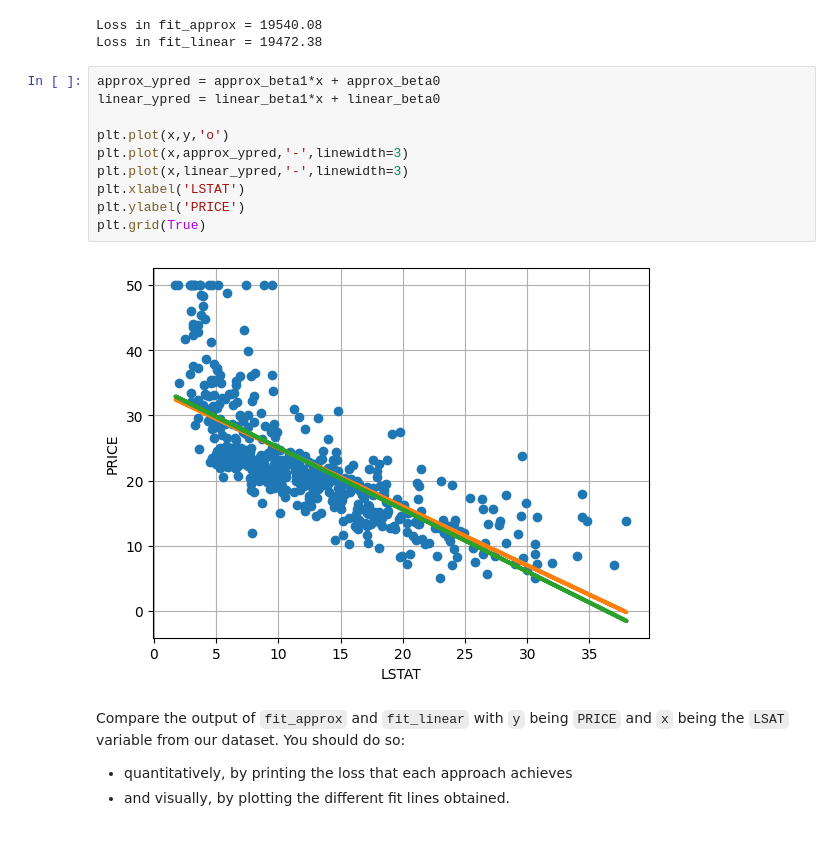
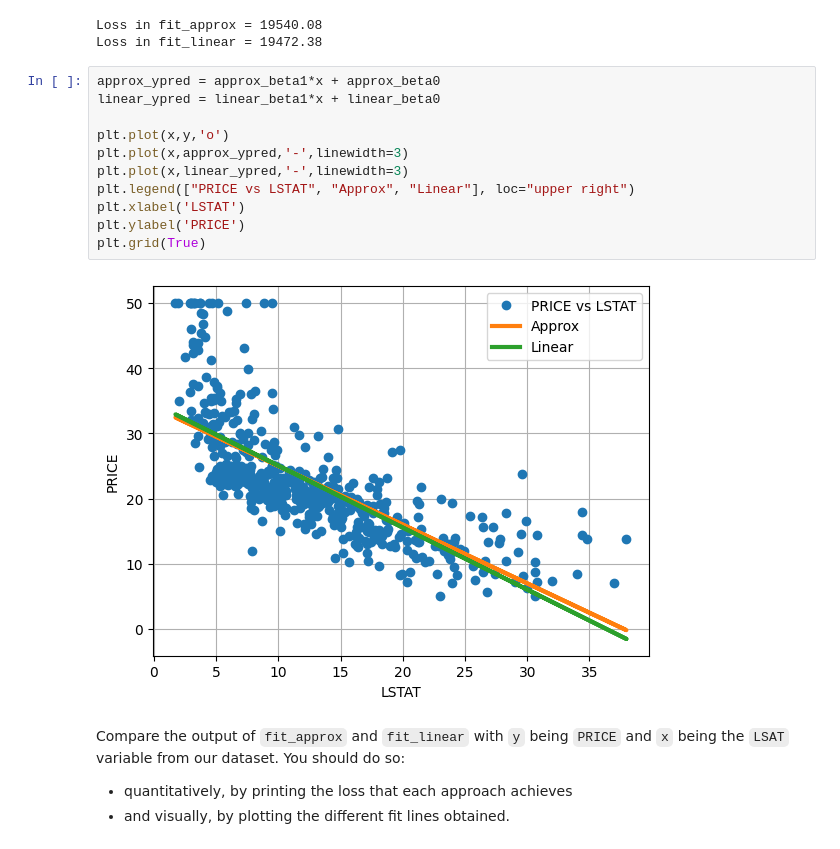
Before and after one commit to Nidhushan/Deep-Learning-Projects, a Jupyter notebook: Machine Learning/MLFall22_Lab_1.ipynb, the cells around one changed output. Cells and saved outputs as stored; diff of their text form.

```diff
--- a/Machine Learning/MLFall22_Lab_1.ipynb
+++ b/Machine Learning/MLFall22_Lab_1.ipynb
@@ -269,15 +253,16 @@ Loss in fit_linear = 19472.38
 # %%
 approx_ypred = approx_beta1*x + approx_beta0
 linear_ypred = linear_beta1*x + linear_beta0
 
 plt.plot(x,y,'o')
 plt.plot(x,approx_ypred,'-',linewidth=3)
 plt.plot(x,linear_ypred,'-',linewidth=3)
+plt.legend(["PRICE vs LSTAT", "Approx", "Linear"], loc="upper right")
 plt.xlabel('LSTAT')
 plt.ylabel('PRICE')
 plt.grid(True)
 # %% [output]
-[figure, old version]
+[figure, new version]
 # %% [markdown]
 Compare the output of `fit_approx` and `fit_linear` with `y` being `PRICE` and `x` being the `LSAT` variable from our dataset. You should do so:
 * quantitatively, by printing the loss that each approach achieves
```
Also changed, not shown: parts of 2 cells of this notebook.
